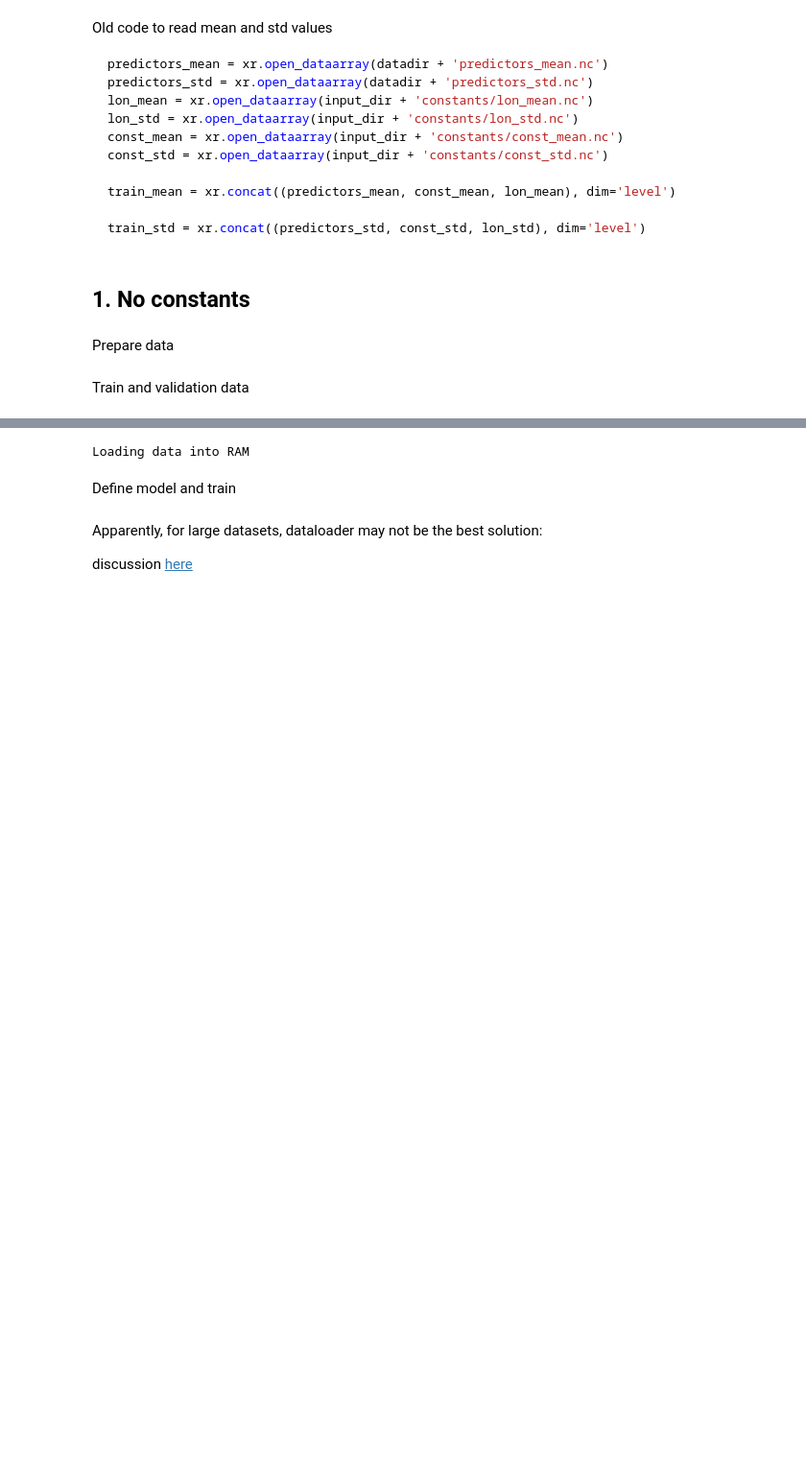
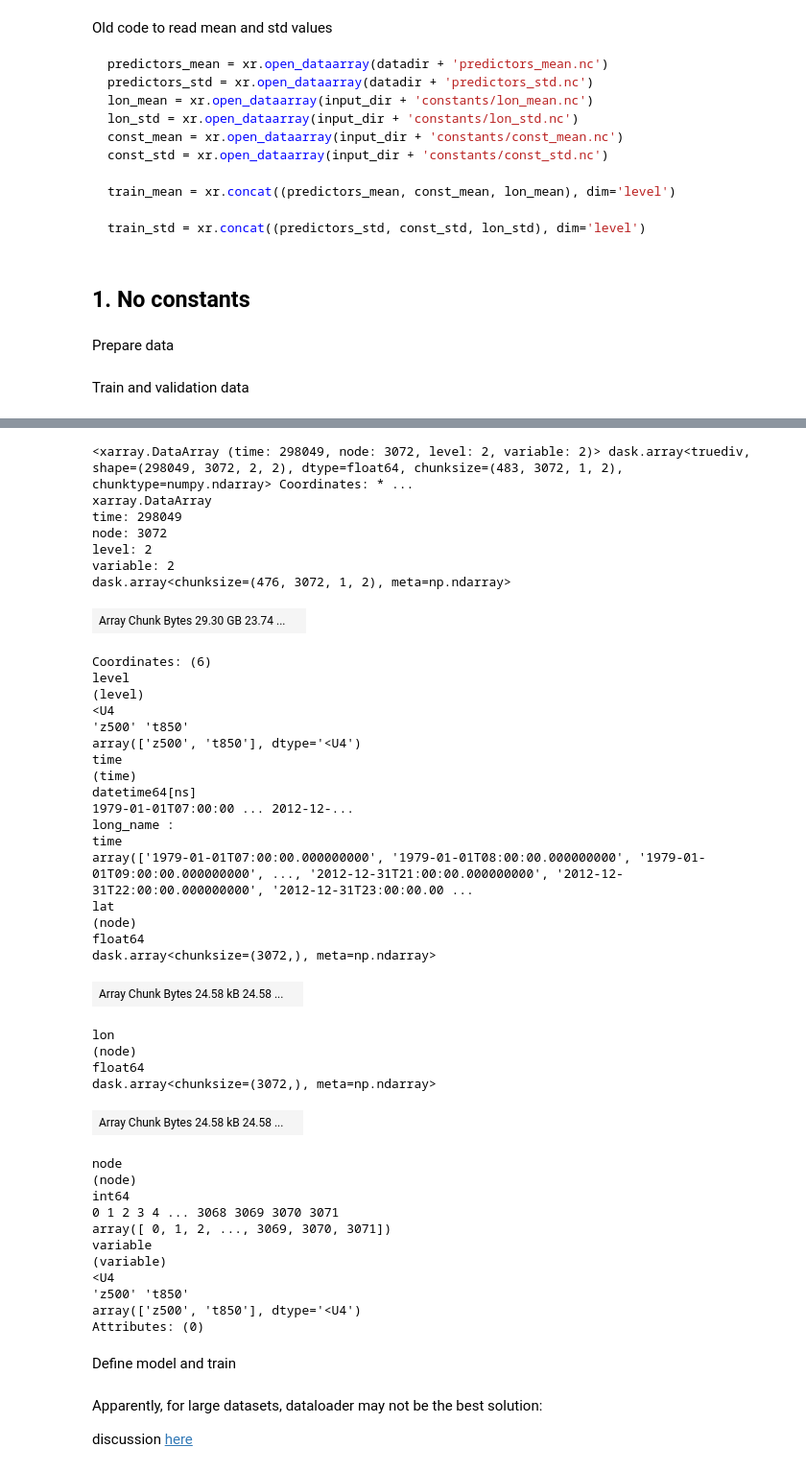
Before and after one commit to deepsphere/deepsphere-weather, a Jupyter notebook: notebooks/test_static_features-nearest.ipynb, the cells around one changed output, grey strips where cells are left out. Shown: that part at 96% size. Saved outputs shown, nothing was run; the diff lists cells and outputs as text; code cells hidden in the pictures; blank space fills up the shorter version.

```diff
--- a/notebooks/test_static_features-nearest.ipynb
+++ b/notebooks/test_static_features-nearest.ipynb
@@ -401,4 +389,7 @@ ds_test = ds.sel(time=slice(*test_years))
 #train_std_.to_netcdf(f'{input_dir}std_train_full.nc')
 # %%
 train_mean_ = xr.open_mfdataset(f'{input_dir}mean_train_full.nc')
-train_std_ = xr.open_mfdataset(f'{input_dir}std_train_full.nc')
+train_std_ = xr.open_mfdataset(f'{input_dir}mean_train_full.nc')
+# %%
+ds_array = ds_train.to_array(dim='level', name='Dataset').transpose('time', 'node', 'level')
+ds_array_st = (ds_array - train_mean_.to_array(dim='level')) / train_std_.to_array(dim='level')
@@ -475,3 +533,48 @@ class WeatherBenchDatasetXarrayHealpix(Dataset):
+# %%
+ds_array_st
+# %% [output]
+<xarray.DataArray (time: 298049, node: 3072, level: 2, variable: 2)> dask.array<truediv, shape=(298049, 3072, 2, 2), dtype=float64, chunksize=(483, 3072, 1, 2), chunktype=numpy.ndarray> Coordinates: * ...
+xarray.DataArray
+time: 298049
+node: 3072
+level: 2
+variable: 2
+dask.array<chunksize=(476, 3072, 1, 2), meta=np.ndarray>
+| Array Chunk Bytes 29.30 GB 23.74 ... |  |
+Coordinates: (6)
+level
+(level)
+<U4
+'z500' 't850'
+array(['z500', 't850'], dtype='<U4')
+time
+(time)
+datetime64[ns]
+1979-01-01T07:00:00 ... 2012-12-...
+long_name :
+time
+array(['1979-01-01T07:00:00.000000000', '1979-01-01T08:00:00.000000000', '1979-01-01T09:00:00.000000000', ..., '2012-12-31T21:00:00.000000000', '2012-12-31T22:00:00.000000000', '2012-12-31T23:00:00.00 ...
+lat
+(node)
+float64
+dask.array<chunksize=(3072,), meta=np.ndarray>
+| Array Chunk Bytes 24.58 kB 24.58 ... |  |
+lon
+(node)
+float64
+dask.array<chunksize=(3072,), meta=np.ndarray>
+| Array Chunk Bytes 24.58 kB 24.58 ... |  |
+node
+(node)
+int64
+0 1 2 3 4 ... 3068 3069 3070 3071
+array([ 0, 1, 2, ..., 3069, 3070, 3071])
+variable
+(variable)
+<U4
+'z500' 't850'
+array(['z500', 't850'], dtype='<U4')
+Attributes: (0)
 # %%
 # Train and validation data
 training_ds = WeatherBenchDatasetXarrayHealpix(ds=ds_train, out_features=out_features, lead_time=lead_time,
@@ -479,14 +582,12 @@ training_ds = WeatherBenchDatasetXarrayHealpix(ds=ds_train, out_features=out_fea
                                                  mean=train_mean_, std=train_std_, load=False)
 validation_ds = WeatherBenchDatasetXarrayHealpix(ds=ds_valid, out_features=out_features, lead_time=lead_time,
                                                    years=val_years, nodes=nodes, nb_timesteps=nb_timesteps,
-                                                   mean=train_mean_, std=train_std_)
+                                                   mean=train_mean_, std=train_std_, load=False)
 
 dl_train = DataLoader(training_ds, batch_size=batch_size, shuffle=True, num_workers=num_workers,
                       pin_memory=pin_memory)
 dl_val = DataLoader(validation_ds, batch_size=batch_size*2, shuffle=False, num_workers=num_workers,
                     pin_memory=pin_memory)
-# %% [output]
-Loading data into RAM
 # %% [markdown]
 Define model and train
 # %%
```
Also changed, not shown: parts of 25 cells of this notebook, 2 other files.
